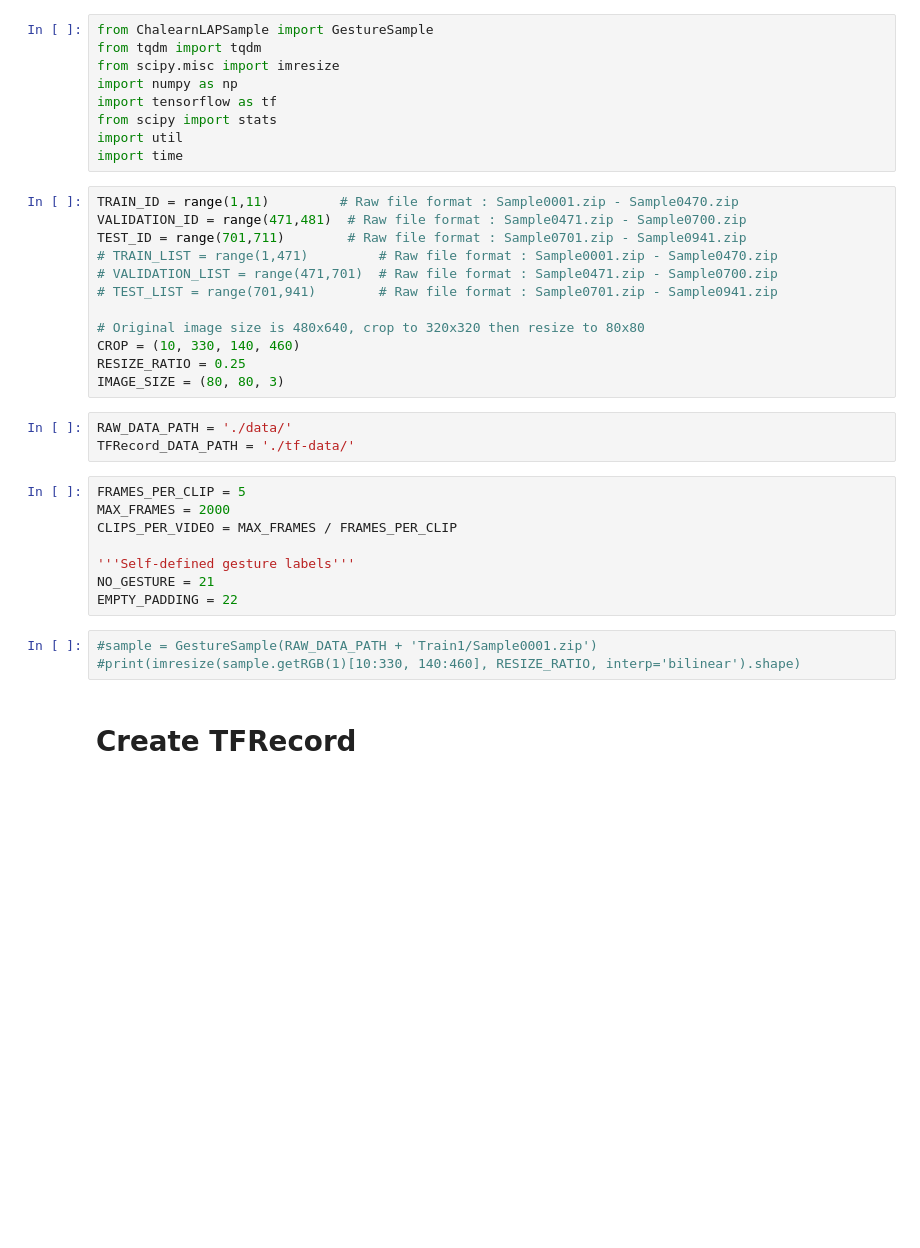
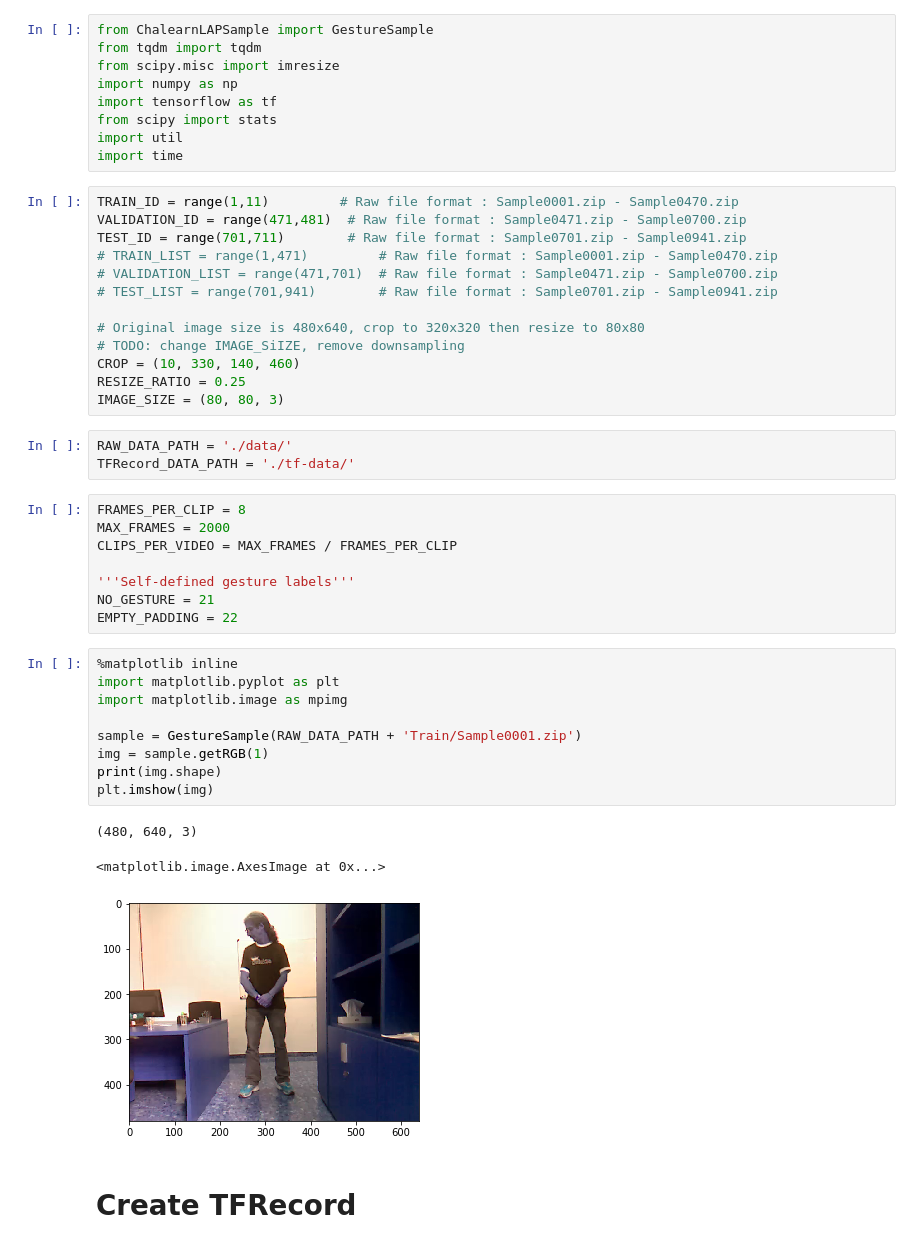
Before and after one commit to lunaivory/Dynamic-Mario-Bros, a Jupyter notebook: Raw_data_to_TFRecord.ipynb, the cells around one changed output. Drawn from its saved outputs; the diff is of its cells as text; blank space fills up the shorter version.

```diff
--- a/Raw_data_to_TFRecord.ipynb
+++ b/Raw_data_to_TFRecord.ipynb
@@ -20,6 +20,7 @@ TEST_ID = range(701,711)        # Raw file format : Sample0701.zip - Sample0941.
 # TEST_LIST = range(701,941)        # Raw file format : Sample0701.zip - Sample0941.zip
 
 # Original image size is 480x640, crop to 320x320 then resize to 80x80
+# TODO: change IMAGE_SiIZE, remove downsampling
 CROP = (10, 330, 140, 460)
 RESIZE_RATIO = 0.25
 IMAGE_SIZE = (80, 80, 3)
@@ -27,16 +28,26 @@ IMAGE_SIZE = (80, 80, 3)
 RAW_DATA_PATH = './data/'
 TFRecord_DATA_PATH = './tf-data/'
 # %%
-FRAMES_PER_CLIP = 5
+FRAMES_PER_CLIP = 8
 MAX_FRAMES = 2000
 CLIPS_PER_VIDEO = MAX_FRAMES / FRAMES_PER_CLIP
 
 '''Self-defined gesture labels'''
 NO_GESTURE = 21
 EMPTY_PADDING = 22
-# %%
-#sample = GestureSample(RAW_DATA_PATH + 'Train1/Sample0001.zip')
-#print(imresize(sample.getRGB(1)[10:330, 140:460], RESIZE_RATIO, interp='bilinear').shape)
+# %%
+%matplotlib inline
+import matplotlib.pyplot as plt
+import matplotlib.image as mpimg
+
+sample = GestureSample(RAW_DATA_PATH + 'Train/Sample0001.zip')
+img = sample.getRGB(1)
+print(img.shape)
+plt.imshow(img)
+# %% [output]
+(480, 640, 3)
+<matplotlib.image.AxesImage at 0x...>
+[figure, added]
 # %% [markdown]
 # Create TFRecord
 # %%
```
Also changed, not shown: parts of 2 cells of this notebook, 1 other file.
